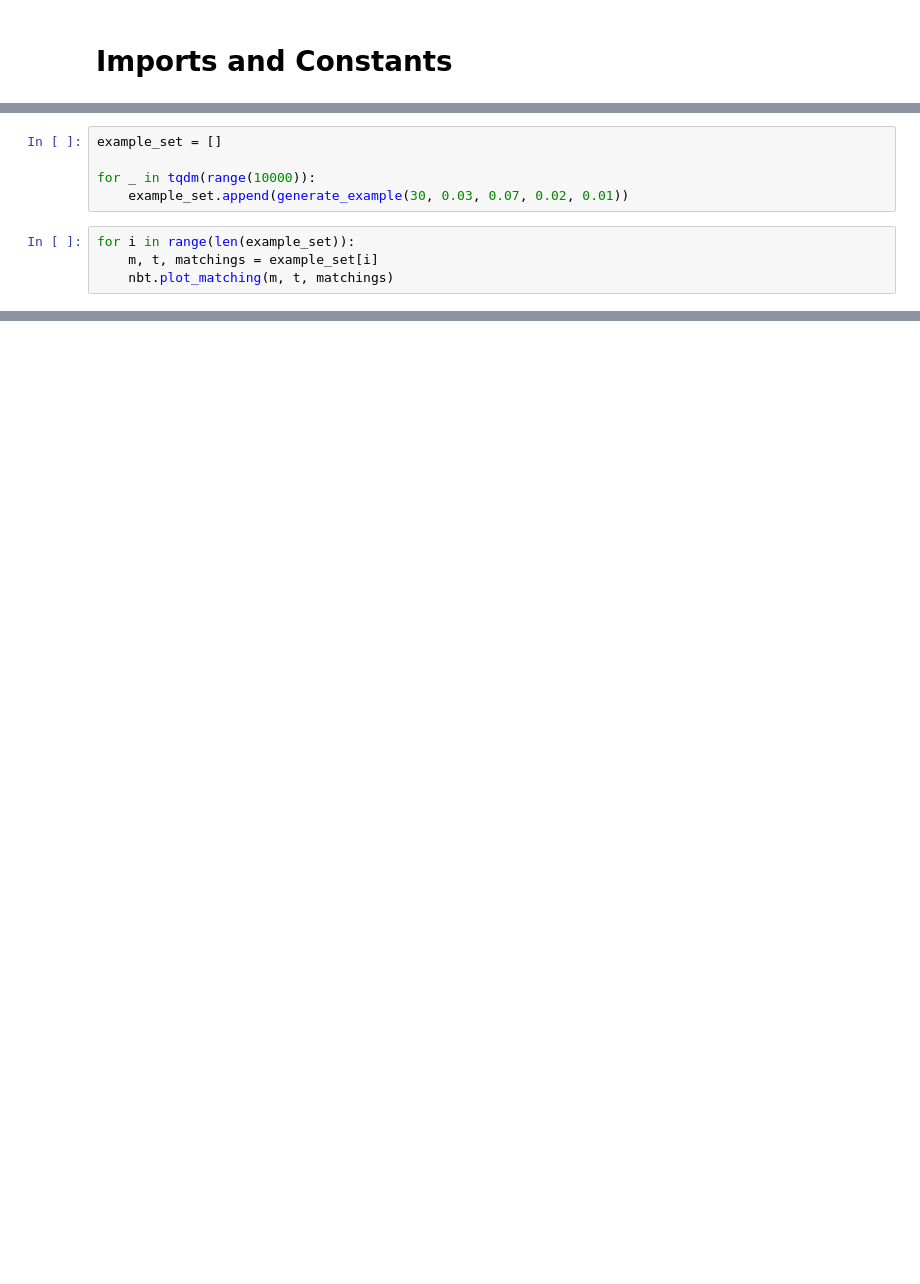
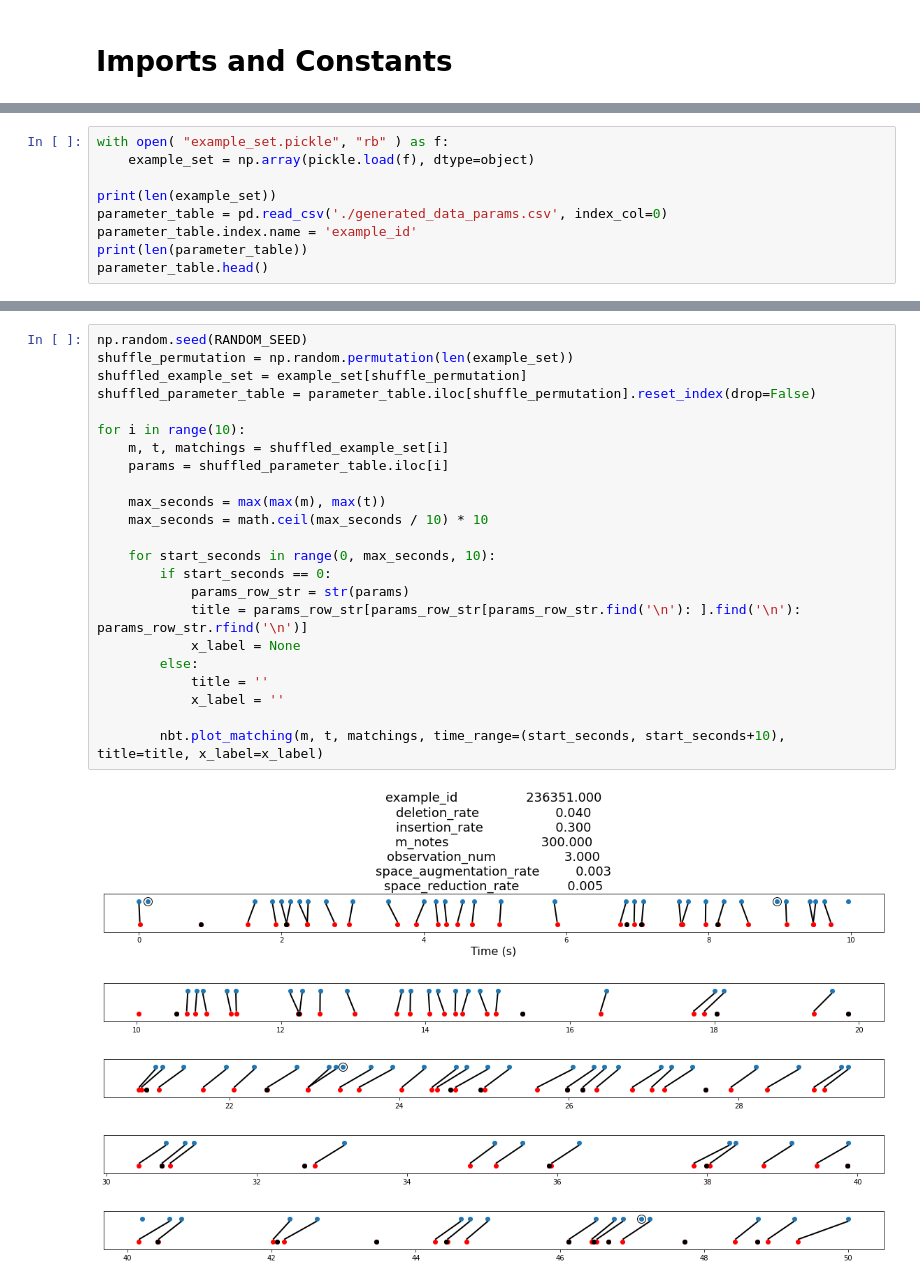
Before and after one commit to prestondunton/rhythm_regression, a Jupyter notebook: vector_matching/GenerateMatchings.ipynb, the cells around one changed output, grey strips where cells are left out. Drawn from its saved outputs; the diff is of its cells as text; blank space fills up the shorter version.

Commit message:
Added sample matching generation code

```diff
--- a/vector_matching/GenerateMatchings.ipynb
+++ b/vector_matching/GenerateMatchings.ipynb
@@ -119,9 +17,0 @@ def generate_example(m_notes, deletion_rate, insertion_rate, space_augmentation_
-# %%
-example_set = []
-
-for _ in tqdm(range(10000)):
-    example_set.append(generate_example(30, 0.03, 0.07, 0.02, 0.01))
-# %%
-for i in range(len(example_set)):
-    m, t, matchings = example_set[i]
-    nbt.plot_matching(m, t, matchings)
@@ -146,0 +18,9 @@ Dimensions
+# %%
+with open( "example_set.pickle", "rb" ) as f:
+    example_set = np.array(pickle.load(f), dtype=object)
+
+print(len(example_set))
+parameter_table = pd.read_csv('./generated_data_params.csv', index_col=0)
+parameter_table.index.name = 'example_id'
+print(len(parameter_table))
+parameter_table.head()
@@ -146,0 +37,29 @@ Dimensions
+# %%
+np.random.seed(RANDOM_SEED)
+shuffle_permutation = np.random.permutation(len(example_set))
+shuffled_example_set = example_set[shuffle_permutation]
+shuffled_parameter_table = parameter_table.iloc[shuffle_permutation].reset_index(drop=False)
+
+for i in range(10):
+    m, t, matchings = shuffled_example_set[i]
+    params = shuffled_parameter_table.iloc[i]
+
+    max_seconds = max(max(m), max(t))
+    max_seconds = math.ceil(max_seconds / 10) * 10
+
+    for start_seconds in range(0, max_seconds, 10):
+        if start_seconds == 0:
+            params_row_str = str(params)
+            title = params_row_str[params_row_str[params_row_str.find('\n'): ].find('\n'): params_row_str.rfind('\n')]
+            x_label = None
+        else:
+            title = ''
+            x_label = ''
+
+        nbt.plot_matching(m, t, matchings, time_range=(start_seconds, start_seconds+10), title=title, x_label=x_label)
+# %% [output]
+[figure, added]
+[figure, added]
+[figure, added]
+[figure, added]
+[figure, added]
```
Also changed, not shown: parts of 8 cells of this notebook, 2 other files.
